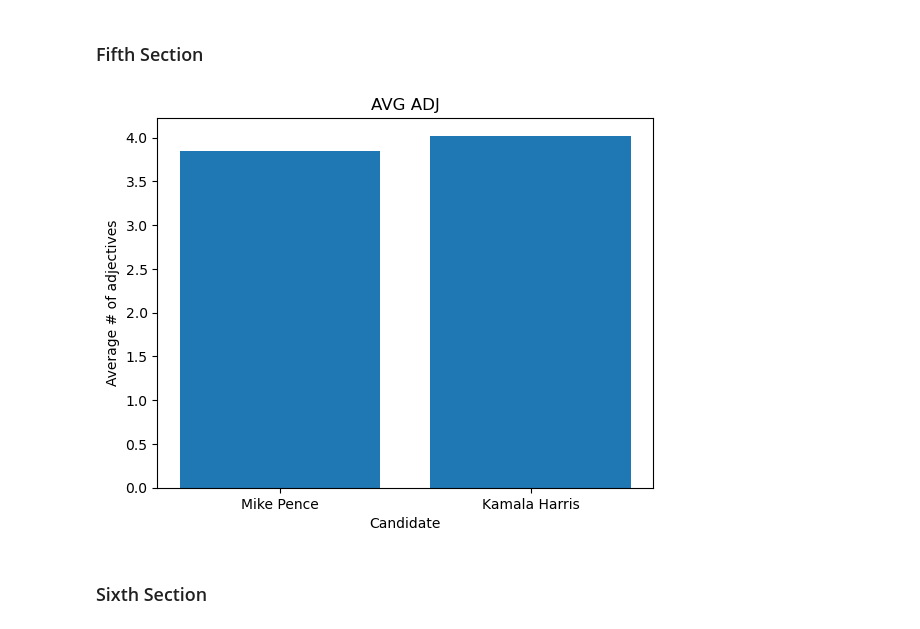
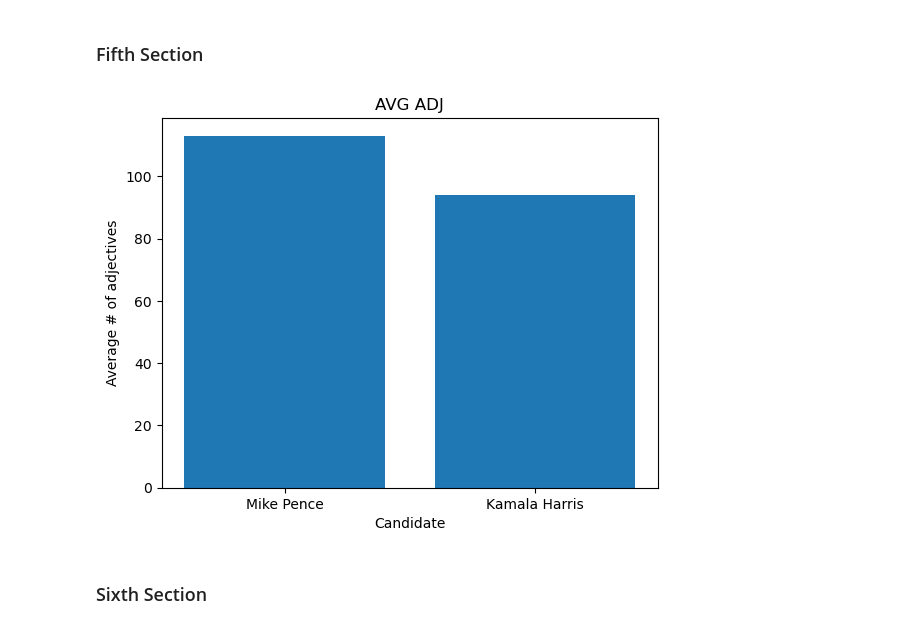
Before and after one commit to Data-Science-for-Linguists-2021/PoliticalRhetoric-analysis, a Jupyter notebook: analysis_notebooks/extra_analysis.ipynb, the cells around one changed output. Cells and saved outputs as stored; diff of their text form; code cells hidden in the pictures.

```diff
--- a/analysis_notebooks/extra_analysis.ipynb
+++ b/analysis_notebooks/extra_analysis.ipynb
@@ -238,19 +238,19 @@ allvpdebate['adj_count'] = adj_count
 # %%
 import matplotlib.pyplot as plt; plt.rcdefaults()
 import numpy as np
 import matplotlib.pyplot as plt
 
 aff = ['Mike Pence','Kamala Harris']
-mean_adj = [allvpdebate[allvpdebate.Aff == 'R'].adj_count.mean(), allvpdebate[allvpdebate.Aff == 'D'].adj_count.mean()]
+mean_adj = [allvpdebate[allvpdebate.Aff == 'R'].adj_count.count(), allvpdebate[allvpdebate.Aff == 'D'].adj_count.count()]
 
 plt.bar(aff,mean_adj)
 plt.title('AVG ADJ')
 plt.ylabel('Average # of adjectives')
 plt.xlabel('Candidate')
 plt.savefig('adj_vp.png')
 plt.show()
 # %% [output]
-[figure, old version]
+[figure, new version]
 # %% [markdown]
 ### Sixth Section
 # %%
```
Also changed, not shown: parts of 8 cells of this notebook, 4 other files.
